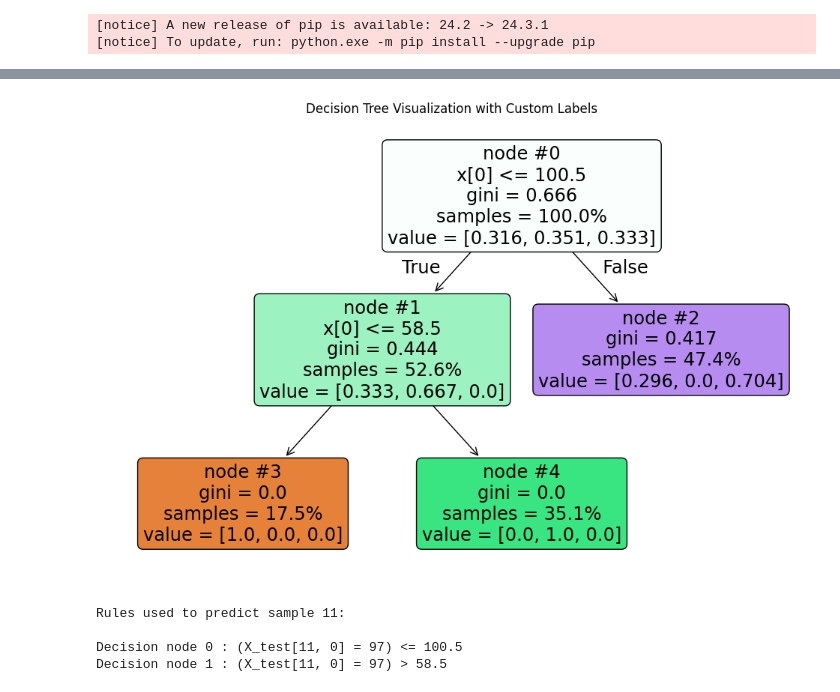
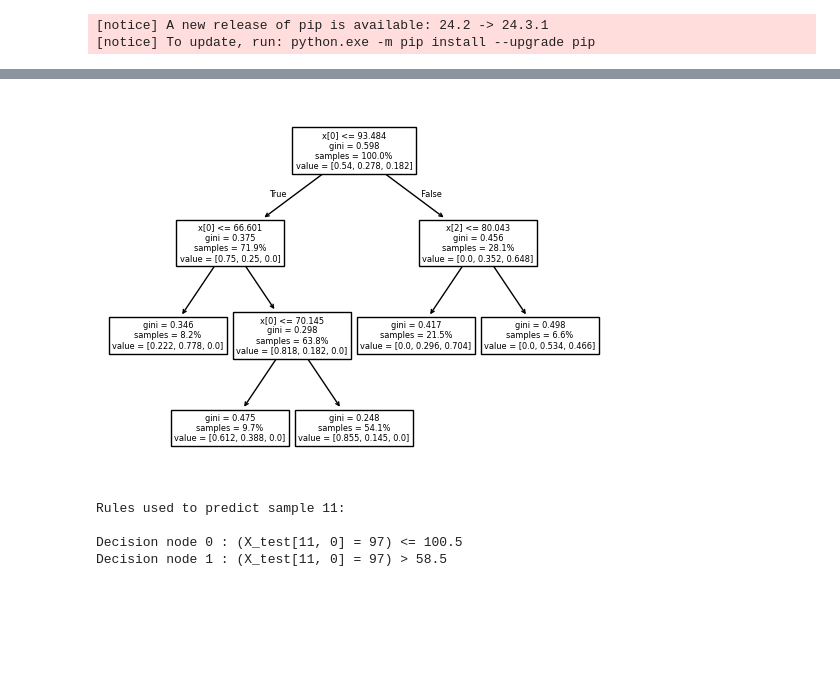
Before and after one commit to GManushree/DMGC, a Jupyter notebook: Digital-Twins-in-Healthcare/Cardiology/decision_tree.ipynb, the cells around one changed output, grey strips where cells are left out. Drawn from its saved outputs; the diff is of its cells as text; code cells hidden in the pictures; blank space fills up the shorter version.

```diff
--- a/Digital-Twins-in-Healthcare/Cardiology/decision_tree.ipynb
+++ b/Digital-Twins-in-Healthcare/Cardiology/decision_tree.ipynb
@@ -38,6 +39,6 @@ def preprocess_data(file_path='synthetic_data_dt.csv'):
 # %%
-X_train, X_test, y_train, y_test,label_encoder = preprocess_data()
+X_train, X_test, y_train, y_test = preprocess_data()
 
-clf = DecisionTreeClassifier(max_leaf_nodes=3, random_state=0)
+clf = DecisionTreeClassifier(max_leaf_nodes=5, random_state=0)
 clf.fit(X_train, y_train)
 # %% [output]
@@ -105,42 +110,8 @@ node=0 is a split node with value=[[0.316 0.351 0.333]]: go to node 1 if X[:, 0]
-# %%
-X_train, X_test, y_train, y_test, label_encoder = preprocess_data()
-
-# Train the DecisionTreeClassifier on the training data
-clf = DecisionTreeClassifier(max_leaf_nodes=3, random_state=0)
-clf.fit(X_train, y_train)
-
-# Get the value counts at each node
-node_values = clf.tree_.value
-class_labels = label_encoder.classes_
-
-# Create custom labels for the tree nodes
-def create_labels(node_values, class_labels):
-    labels = []
-    for values in node_values:
-        # Get the index of the class with the highest count
-        predicted_class_index = np.argmax(values)
-        predicted_class = class_labels[predicted_class_index]
-
-        # Create a label with counts
-        label = f"{predicted_class}\nCounts: {values.astype(int)}"
-        labels.append(label)
-    return labels
-
-# Create labels for each node
-labels = create_labels(node_values, class_labels)
-
-# Plot the decision tree
-plt.figure(figsize=(12, 8))
-plot_tree(clf,
-          filled=True,
-          proportion=True,
-          node_ids=True,  # Show node IDs for reference
-          rounded=True)
-
-plt.title("Decision Tree Visualization with Custom Labels")
-plt.show()
-# %% [output]
-[figure, removed]
+# %%
+tree.plot_tree(clf, proportion=True)
+plt.show()
+# %% [output]
+[figure, added]
 # %%
 
 # Obtain the decision path and leaf nodes for the samples in X_test
```
Also changed, not shown: parts of 3 cells of this notebook, 4 other files.
